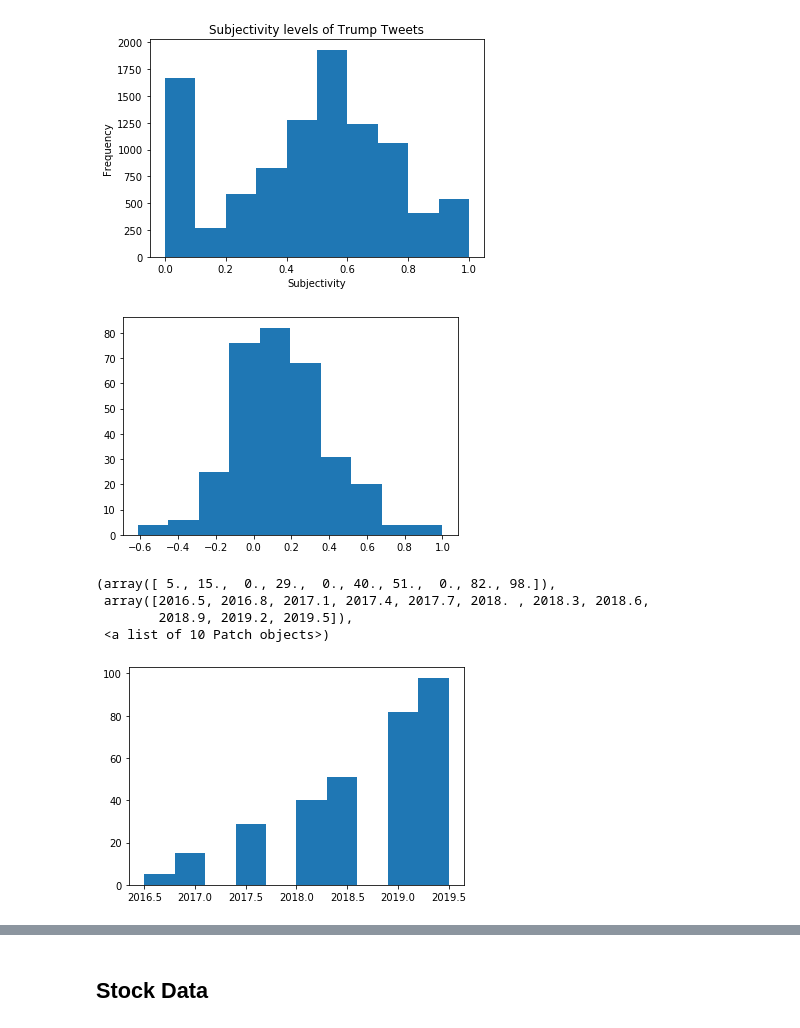
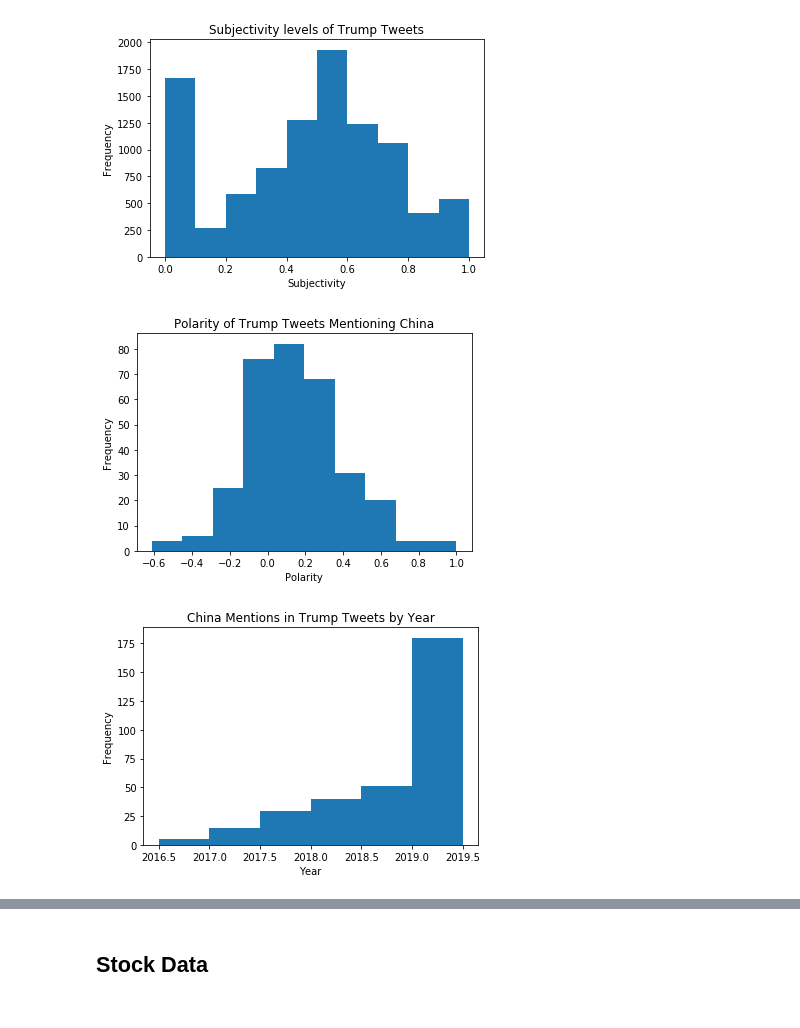
Before and after one commit to blue46jhl/CS109A-Final-Project, a Jupyter notebook: SentimentAnalysis.ipynb, the cells around one changed output, grey strips where cells are left out. Cells and saved outputs as stored; diff of their text form; code cells hidden in the pictures.

```diff
--- a/SentimentAnalysis.ipynb
+++ b/SentimentAnalysis.ipynb
@@ -139,16 +139,20 @@ tweets['china'] = succ
 #tweets[tweets['china']==1]
 # %%
 plt.hist(tweets[tweets['china']==1]['polarity'])
+plt.xlabel('Polarity')
+plt.ylabel('Frequency')
+plt.title('Polarity of Trump Tweets Mentioning China')
 plt.show()
 # %% [output]
-[figure, old version]
+[figure, new version]
 # %%
-plt.hist(np.add([r.year for r in tweets[tweets['china']==1]['created_at']], [0.5 if r.week > 26 else 0 for r in tweets[tweets['china']==1]['created_at']]))
+bins = [2016.5, 2017, 2017.5, 2018, 2018.5, 2019, 2019.5]
+plt.hist(np.add([r.year for r in tweets[tweets['china']==1]['created_at']], [0.5 if r.week > 26 else 0 for r in tweets[tweets['china']==1]['created_at']]),bins=bins)
+plt.xlabel('Year')
+plt.ylabel('Frequency')
+plt.title('China Mentions in Trump Tweets by Year')
+plt.show()
 # %% [output]
-(array([ 5., 15.,  0., 29.,  0., 40., 51.,  0., 82., 98.]),
- array([2016.5, 2016.8, 2017.1, 2017.4, 2017.7, 2018. , 2018.3, 2018.6,
-        2018.9, 2019.2, 2019.5]),
- <a list of 10 Patch objects>)
-[figure, old version]
+[figure, new version]
 # %%
 plt.hist([r.hour for r in tweets.created_at])
```
Also changed, not shown: parts of 6 cells of this notebook, 1 other file.
